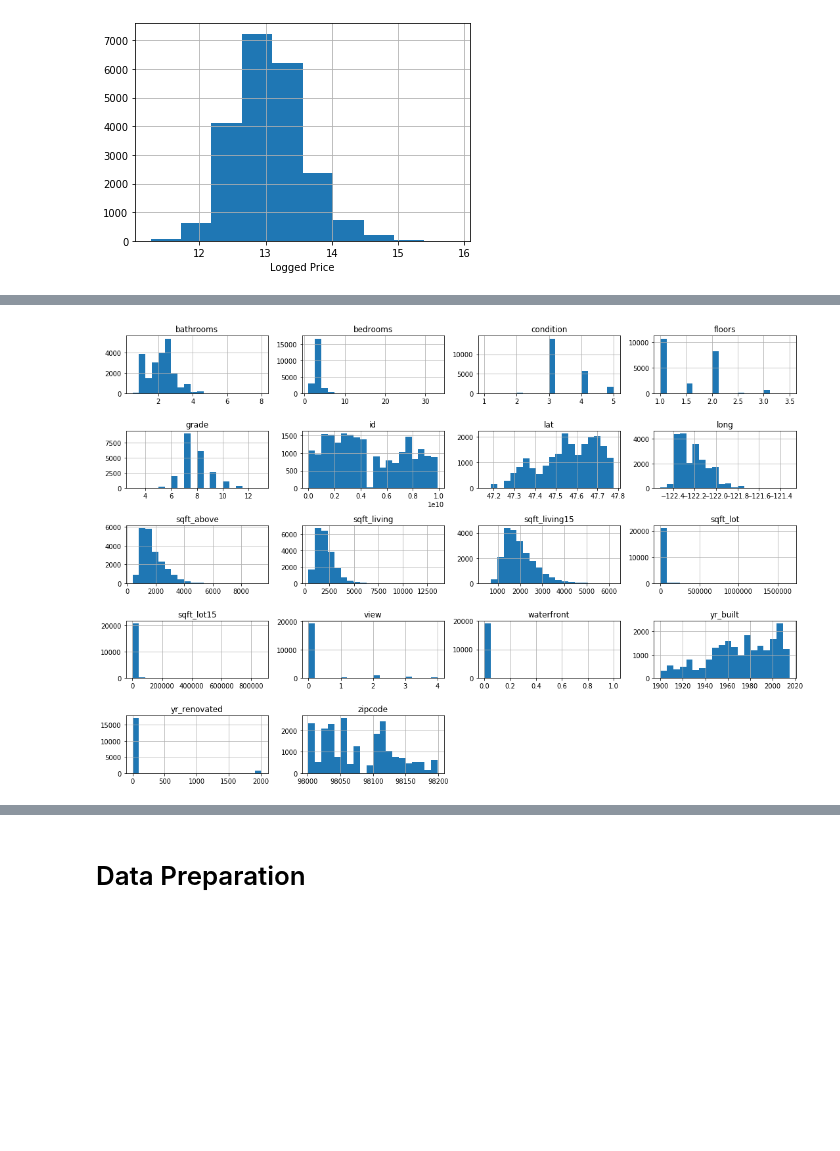
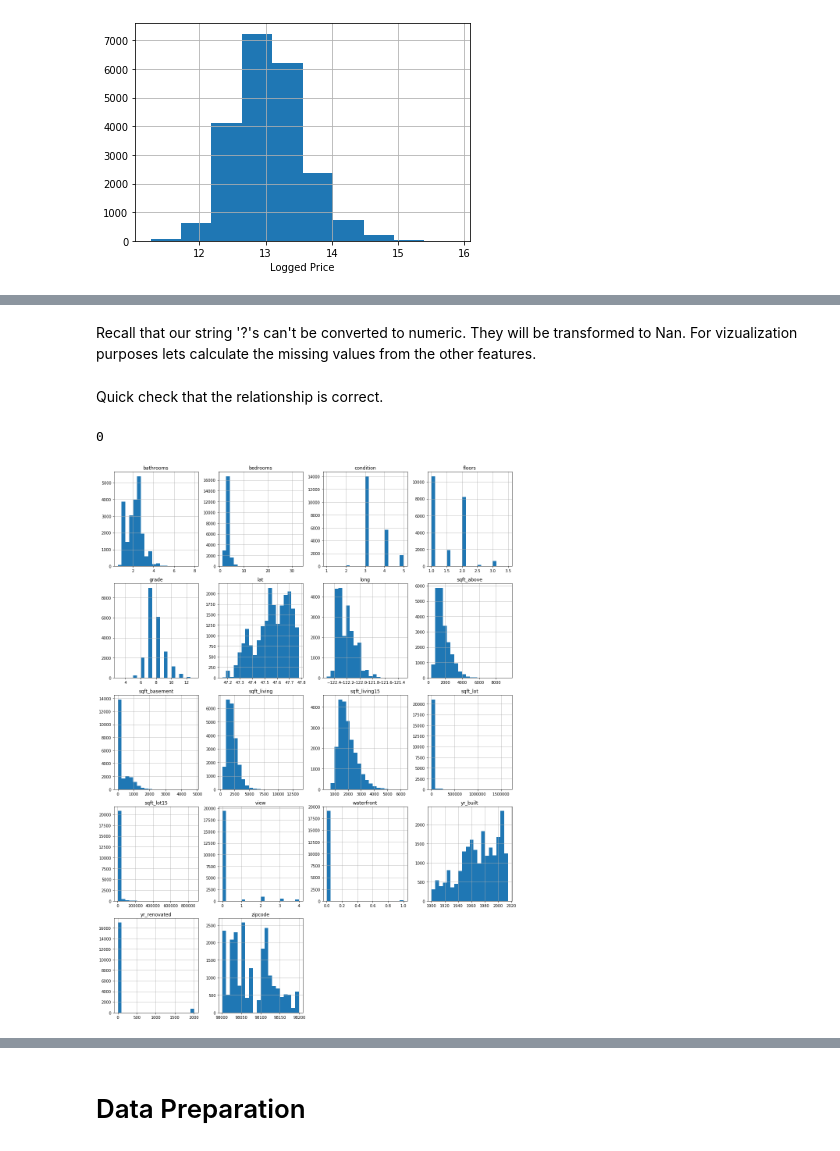
Before and after one commit to Patrickbfuller/lin_reg_tutorial, a Jupyter notebook: linear_regression.ipynb, the cells around one changed output, grey strips where cells are left out. Drawn from its saved outputs; the diff is of its cells as text; code cells hidden in the pictures; blank space fills up the shorter version.

```diff
--- a/linear_regression.ipynb
+++ b/linear_regression.ipynb
@@ -363,5 +365,20 @@ That seems to capture the distribution in a normal distribution.
+# %%
+df_viz.date = pd.to_datetime(df_viz.date)
+# %% [markdown]
+Recall that our string '?'s can't be converted to numeric. They will be transformed to Nan.
+For vizualization purposes lets calculate the missing values from the other features.
+# %%
+df_viz.loc[df['sqft_basement']=='?','sqft_basement'] = df_viz.sqft_living - df_viz.sqft_above
+# %%
+df_viz.sqft_basement = df_viz.sqft_basement.astype('float')
+# %% [markdown]
+Quick check that the relationship is correct.
+# %%
+sum(df_viz.sqft_above + df_viz.sqft_basement != df_viz.sqft_living)
+# %% [output]
+0
 # %%
-df_viz.drop('price', axis=1).hist(figsize=(15,10), bins=20)
+df_viz.drop(['id', 'price'], axis=1).hist(figsize=(15,20), bins=20)
 plt.tight_layout()
 # %% [output]
-[figure, old version]
+[figure, new version]
```
Also changed, not shown: parts of 15 cells of this notebook.
